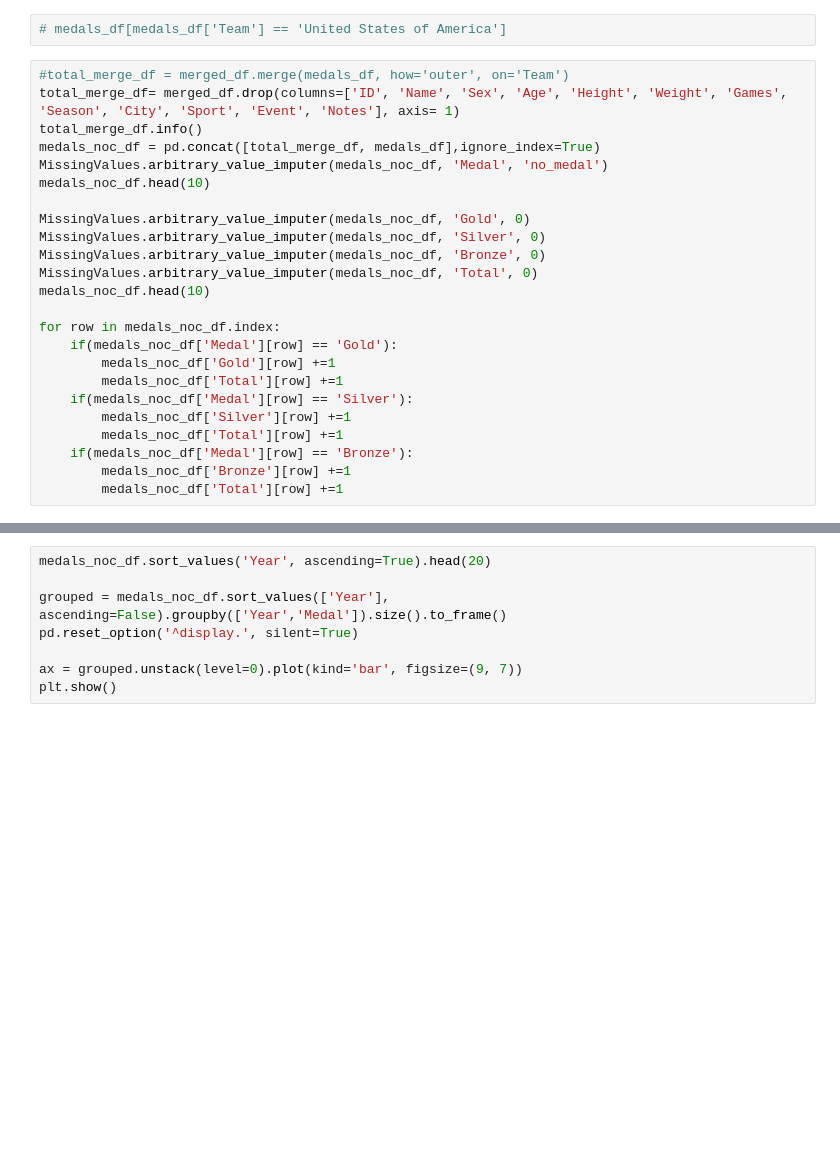
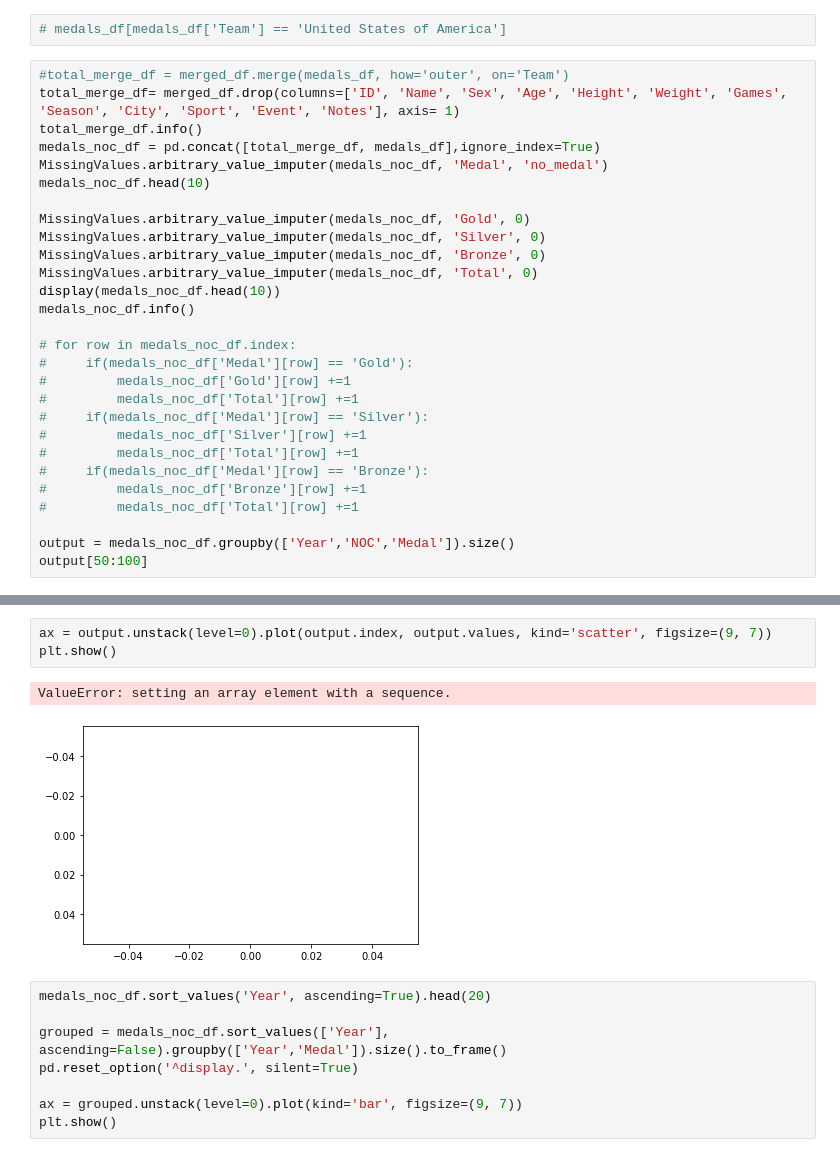
Before and after one commit to vitaminsofsalem/Data_Engineering_Milestone_1, a Jupyter notebook: Olympic_Exploration.ipynb, the cells around one changed output, grey strips where cells are left out. Cells and saved outputs as stored; diff of their text form; blank space fills up the shorter version.

```diff
--- a/Olympic_Exploration.ipynb
+++ b/Olympic_Exploration.ipynb
@@ -494,18 +493,22 @@ MissingValues.arbitrary_value_imputer(medals_noc_df, 'Gold', 0)
 MissingValues.arbitrary_value_imputer(medals_noc_df, 'Silver', 0)
 MissingValues.arbitrary_value_imputer(medals_noc_df, 'Bronze', 0)
 MissingValues.arbitrary_value_imputer(medals_noc_df, 'Total', 0)
-medals_noc_df.head(10)
+display(medals_noc_df.head(10))
+medals_noc_df.info()
 
-for row in medals_noc_df.index:
-    if(medals_noc_df['Medal'][row] == 'Gold'):
-        medals_noc_df['Gold'][row] +=1
-        medals_noc_df['Total'][row] +=1
-    if(medals_noc_df['Medal'][row] == 'Silver'):
-        medals_noc_df['Silver'][row] +=1
-        medals_noc_df['Total'][row] +=1
-    if(medals_noc_df['Medal'][row] == 'Bronze'):
-        medals_noc_df['Bronze'][row] +=1
-        medals_noc_df['Total'][row] +=1
+# for row in medals_noc_df.index:
+#     if(medals_noc_df['Medal'][row] == 'Gold'):
+#         medals_noc_df['Gold'][row] +=1
+#         medals_noc_df['Total'][row] +=1
+#     if(medals_noc_df['Medal'][row] == 'Silver'):
+#         medals_noc_df['Silver'][row] +=1
+#         medals_noc_df['Total'][row] +=1
+#     if(medals_noc_df['Medal'][row] == 'Bronze'):
+#         medals_noc_df['Bronze'][row] +=1
+#         medals_noc_df['Total'][row] +=1
+
+output = medals_noc_df.groupby(['Year','NOC','Medal']).size()
+output[50:100]
 # %% [output]
 <class 'pandas.core.frame.DataFrame'>
 Int64Index: 271117 entries, 0 to 271116
@@ -521,3 +567,9 @@ memory usage: 10.3+ MB
+# %%
+ax = output.unstack(level=0).plot(output.index, output.values, kind='scatter', figsize=(9, 7))
+plt.show()
+# %% [output]
+ValueError: setting an array element with a sequence.
+[figure, added]
 # %%
 medals_noc_df.sort_values('Year', ascending=True).head(20)
 
```
Also changed, not shown: parts of 2 cells of this notebook, 1 other file.
